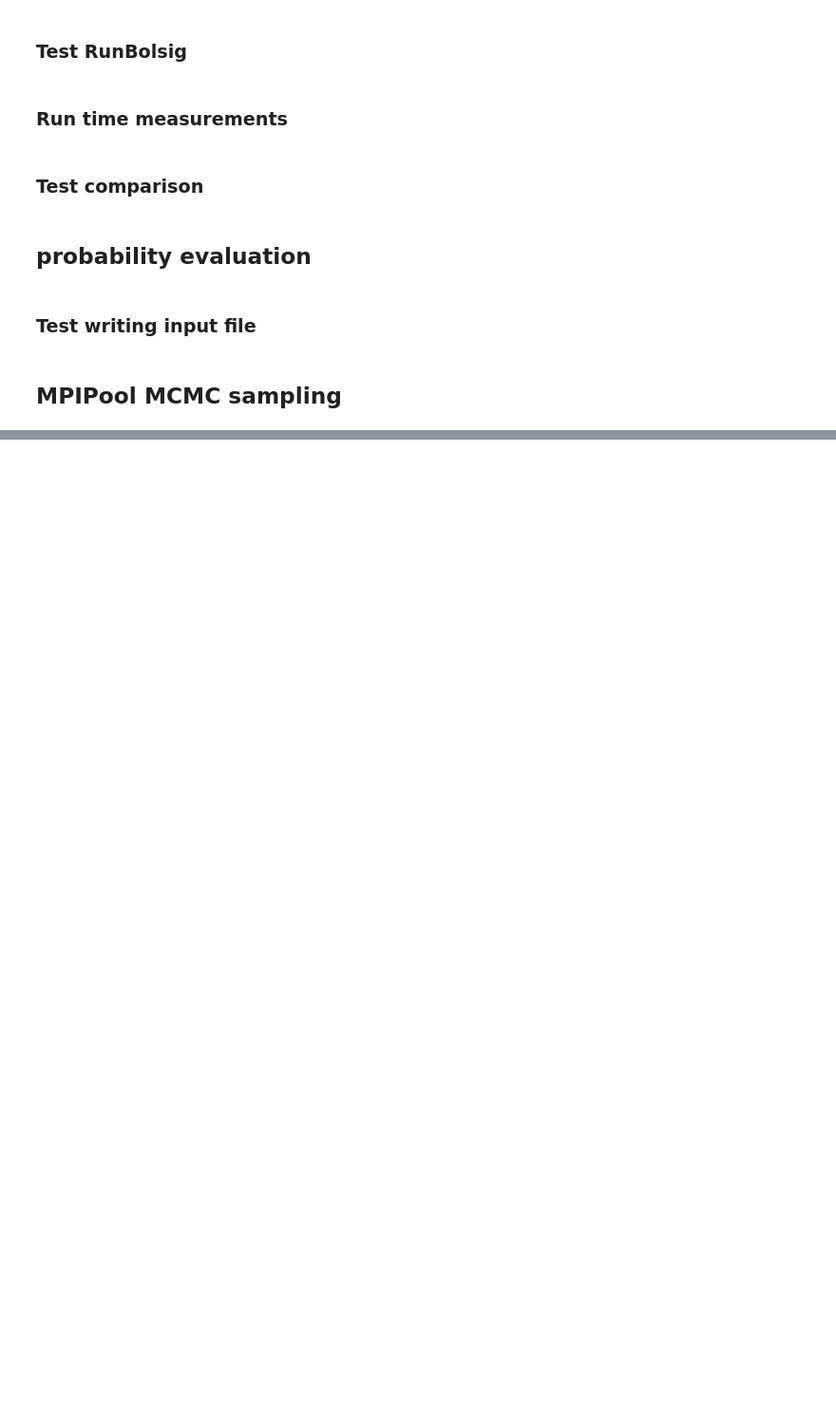
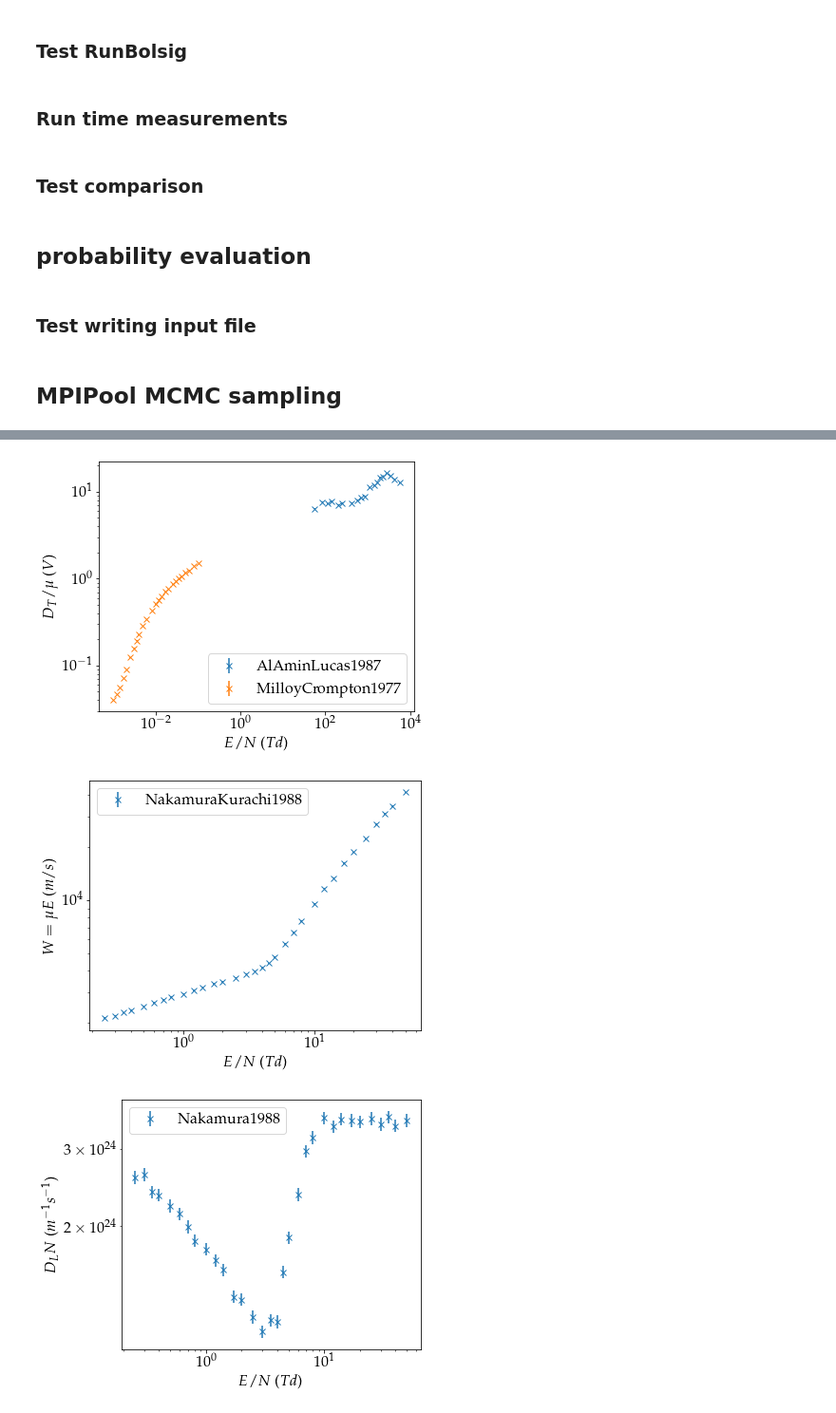
Before and after one commit to dreamer2368/uncertain-crs, a Jupyter notebook: bolsig/bolsig-bayesian.ipynb, the cells around one changed output, grey strips where cells are left out. Shown: that part at 95% size. Cells and saved outputs as stored; diff of their text form; code cells hidden in the pictures; blank space fills up the shorter version.

```diff
--- a/bolsig/bolsig-bayesian.ipynb
+++ b/bolsig/bolsig-bayesian.ipynb
@@ -168,0 +232,50 @@ print(tau)
+# %%
+plt.rcParams.update({
+    "text.usetex": True,
+    "font.family": "serif",
+    "font.serif": ["Palatino"],
+    "font.size": 16,
+})
+
+from bayesian_wrapper import expDatasets
+
+plt.figure(1)
+plt.errorbar(expDatasets[0].datasets[0].variables['E/N'],expDatasets[0].datasets[0].variables['DT/mu'],yerr=expDatasets[0].datasets[0].variables['DT/mu-rms'],fmt='x')
+plt.errorbar(expDatasets[1].datasets[0].variables['E/N'],expDatasets[1].datasets[0].variables['DT/mu'],yerr=expDatasets[1].datasets[0].variables['DT/mu-rms'],fmt='x')
+plt.xscale('log')
+plt.yscale('log')
+plt.xlabel('$E/N$ ($Td$)')
+plt.ylabel('$D_T/\mu$ ($V$)')
+plt.legend(['AlAminLucas1987','MilloyCrompton1977'],loc='lower right')
+plt.tight_layout()
+fig = plt.gcf()
+fig.set_size_inches(6, 5)
+plt.savefig('./test1.png',dpi=1200,format='png')
+
+plt.figure(2)
+plt.errorbar(expDatasets[2].datasets[0].variables['E/N'],expDatasets[2].datasets[0].variables['W'],yerr=expDatasets[2].datasets[0].variables['W-rms'],fmt='x')
+plt.xscale('log')
+plt.yscale('log')
+plt.xlabel('$E/N$ ($Td$)')
+plt.ylabel('$W=\mu E$ ($m/s$)')
+plt.legend(['NakamuraKurachi1988'],loc='upper left')
+plt.tight_layout()
+fig = plt.gcf()
+fig.set_size_inches(6, 5)
+plt.savefig('./test2.png',dpi=1200,format='png')
+
+plt.figure(3)
+plt.errorbar(expDatasets[2].datasets[0].variables['E/N'],expDatasets[2].datasets[0].variables['DLN'],yerr=expDatasets[2].datasets[0].variables['DLN-rms'],fmt='x')
+plt.xscale('log')
+plt.yscale('log')
+plt.xlabel('$E/N$ ($Td$)')
+plt.ylabel('$D_LN$ ($m^{-1}s^{-1}$)');
+plt.legend(['Nakamura1988'],loc='upper left')
+plt.tight_layout()
+fig = plt.gcf()
+fig.set_size_inches(6, 5)
+plt.savefig('./test3.png',dpi=1200,format='png')
+# %% [output]
+[figure, added]
+[figure, added]
+[figure, added]
```
Also changed, not shown: parts of 4 cells of this notebook, 3 other files.
